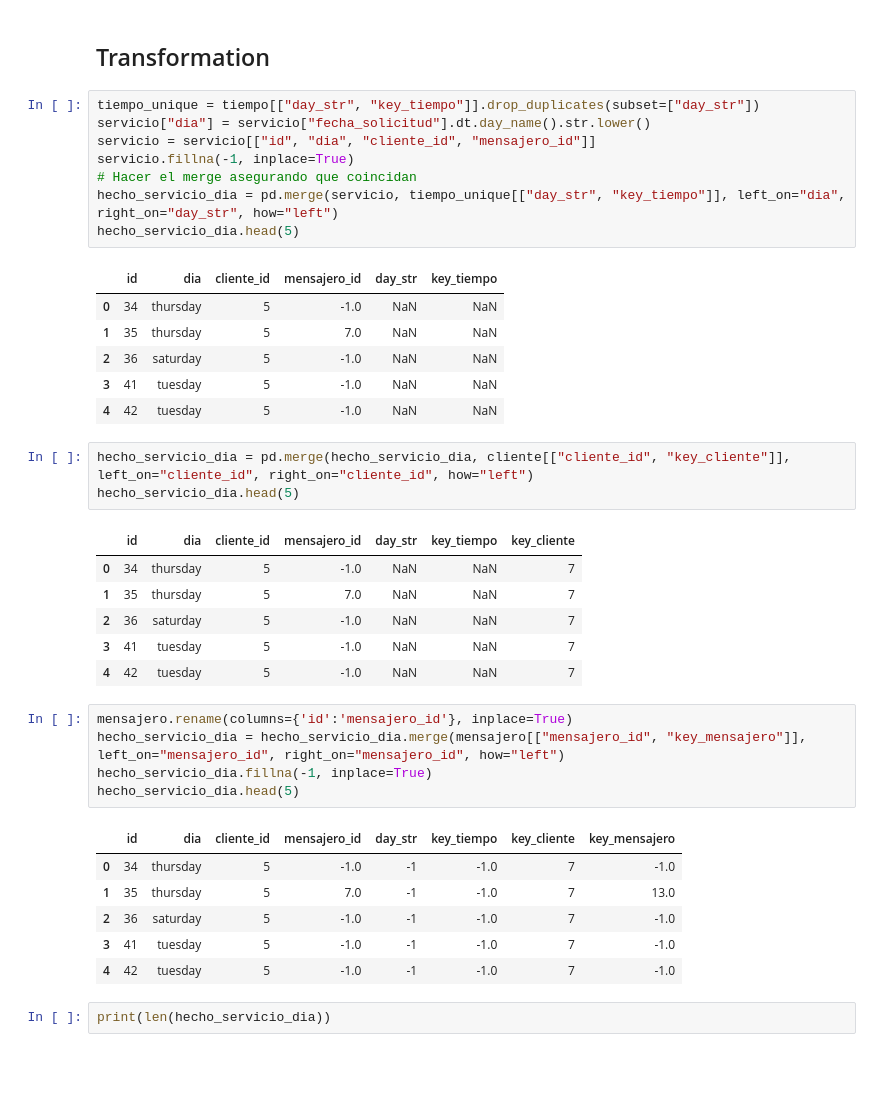
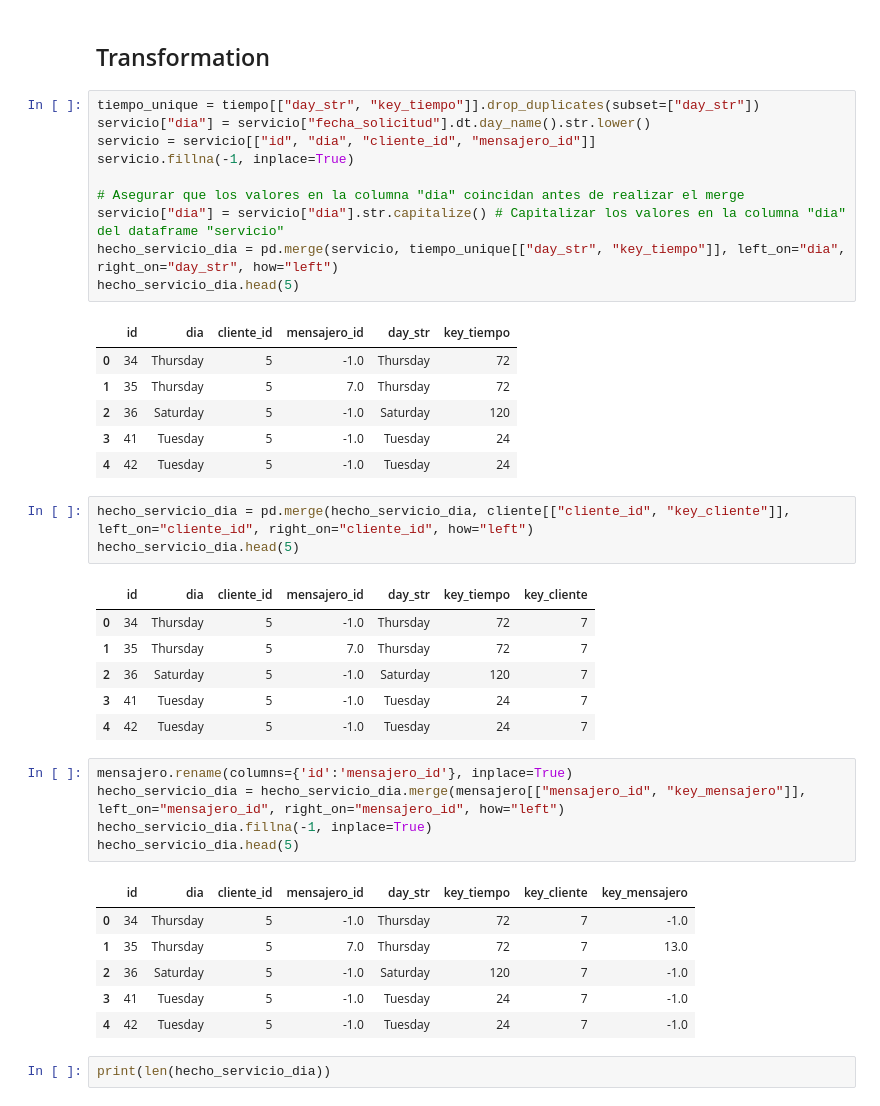
Before and after one commit to JabColV/datascience_project, a Jupyter notebook: segunda_entrega/hecho_servicio_dia.ipynb, the cells around one changed output. Saved outputs shown, nothing was run; the diff lists cells and outputs as text; blank space fills up the shorter version.

```diff
--- a/segunda_entrega/hecho_servicio_dia.ipynb
+++ b/segunda_entrega/hecho_servicio_dia.ipynb
@@ -66,28 +66,30 @@ servicio.head(5)
 # %%
 tiempo_unique = tiempo[["day_str", "key_tiempo"]].drop_duplicates(subset=["day_str"])
 servicio["dia"] = servicio["fecha_solicitud"].dt.day_name().str.lower()
 servicio = servicio[["id", "dia", "cliente_id", "mensajero_id"]]
 servicio.fillna(-1, inplace=True)
-# Hacer el merge asegurando que coincidan
+
+# Asegurar que los valores en la columna "dia" coincidan antes de realizar el merge
+servicio["dia"] = servicio["dia"].str.capitalize() # Capitalizar los valores en la columna "dia" del dataframe "servicio"
 hecho_servicio_dia = pd.merge(servicio, tiempo_unique[["day_str", "key_tiempo"]], left_on="dia", right_on="day_str", how="left")
 hecho_servicio_dia.head(5)
 # %% [output]
 |  | id | dia | cliente_id | mensajero_id | day_str | key_tiempo |
-| 0 | 34 | thursday | 5 | -1.0 | NaN | NaN |
-| 1 | 35 | thursday | 5 | 7.0 | NaN | NaN |
-| 2 | 36 | saturday | 5 | -1.0 | NaN | NaN |
-| 3 | 41 | tuesday | 5 | -1.0 | NaN | NaN |
-| 4 | 42 | tuesday | 5 | -1.0 | NaN | NaN |
+| 0 | 34 | Thursday | 5 | -1.0 | Thursday | 72 |
+| 1 | 35 | Thursday | 5 | 7.0 | Thursday | 72 |
+| 2 | 36 | Saturday | 5 | -1.0 | Saturday | 120 |
+| 3 | 41 | Tuesday | 5 | -1.0 | Tuesday | 24 |
+| 4 | 42 | Tuesday | 5 | -1.0 | Tuesday | 24 |
 # %%
 hecho_servicio_dia = pd.merge(hecho_servicio_dia, cliente[["cliente_id", "key_cliente"]], left_on="cliente_id", right_on="cliente_id", how="left")
 hecho_servicio_dia.head(5)
 # %% [output]
 |  | id | dia | cliente_id | mensajero_id | day_str | key_tiempo | key_cliente |
-| 0 | 34 | thursday | 5 | -1.0 | NaN | NaN | 7 |
-| 1 | 35 | thursday | 5 | 7.0 | NaN | NaN | 7 |
-| 2 | 36 | saturday | 5 | -1.0 | NaN | NaN | 7 |
-| 3 | 41 | tuesday | 5 | -1.0 | NaN | NaN | 7 |
-| 4 | 42 | tuesday | 5 | -1.0 | NaN | NaN | 7 |
+| 0 | 34 | Thursday | 5 | -1.0 | Thursday | 72 | 7 |
+| 1 | 35 | Thursday | 5 | 7.0 | Thursday | 72 | 7 |
+| 2 | 36 | Saturday | 5 | -1.0 | Saturday | 120 | 7 |
+| 3 | 41 | Tuesday | 5 | -1.0 | Tuesday | 24 | 7 |
+| 4 | 42 | Tuesday | 5 | -1.0 | Tuesday | 24 | 7 |
 # %%
 mensajero.rename(columns={'id':'mensajero_id'}, inplace=True)
 hecho_servicio_dia = hecho_servicio_dia.merge(mensajero[["mensajero_id", "key_mensajero"]], left_on="mensajero_id", right_on="mensajero_id", how="left")
@@ -95,11 +97,11 @@ hecho_servicio_dia.fillna(-1, inplace=True)
 hecho_servicio_dia.head(5)
 # %% [output]
 |  | id | dia | cliente_id | mensajero_id | day_str | key_tiempo | key_cliente | key_mensajero |
-| 0 | 34 | thursday | 5 | -1.0 | -1 | -1.0 | 7 | -1.0 |
-| 1 | 35 | thursday | 5 | 7.0 | -1 | -1.0 | 7 | 13.0 |
-| 2 | 36 | saturday | 5 | -1.0 | -1 | -1.0 | 7 | -1.0 |
-| 3 | 41 | tuesday | 5 | -1.0 | -1 | -1.0 | 7 | -1.0 |
-| 4 | 42 | tuesday | 5 | -1.0 | -1 | -1.0 | 7 | -1.0 |
+| 0 | 34 | Thursday | 5 | -1.0 | Thursday | 72 | 7 | -1.0 |
+| 1 | 35 | Thursday | 5 | 7.0 | Thursday | 72 | 7 | 13.0 |
+| 2 | 36 | Saturday | 5 | -1.0 | Saturday | 120 | 7 | -1.0 |
+| 3 | 41 | Tuesday | 5 | -1.0 | Tuesday | 24 | 7 | -1.0 |
+| 4 | 42 | Tuesday | 5 | -1.0 | Tuesday | 24 | 7 | -1.0 |
 # %%
 print(len(hecho_servicio_dia))
 # %% [output]
```
Also changed, not shown: parts of 4 cells of this notebook.
